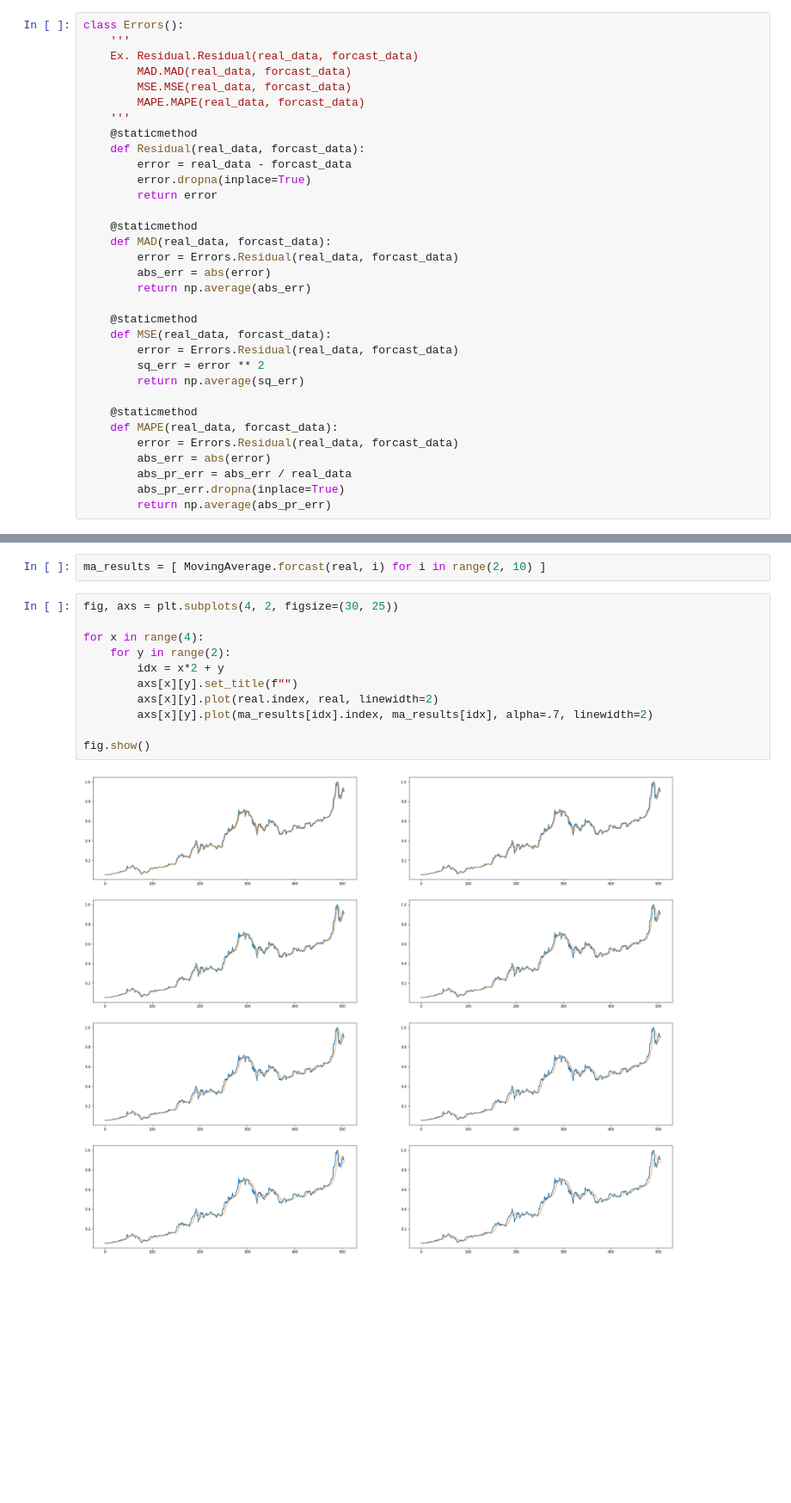
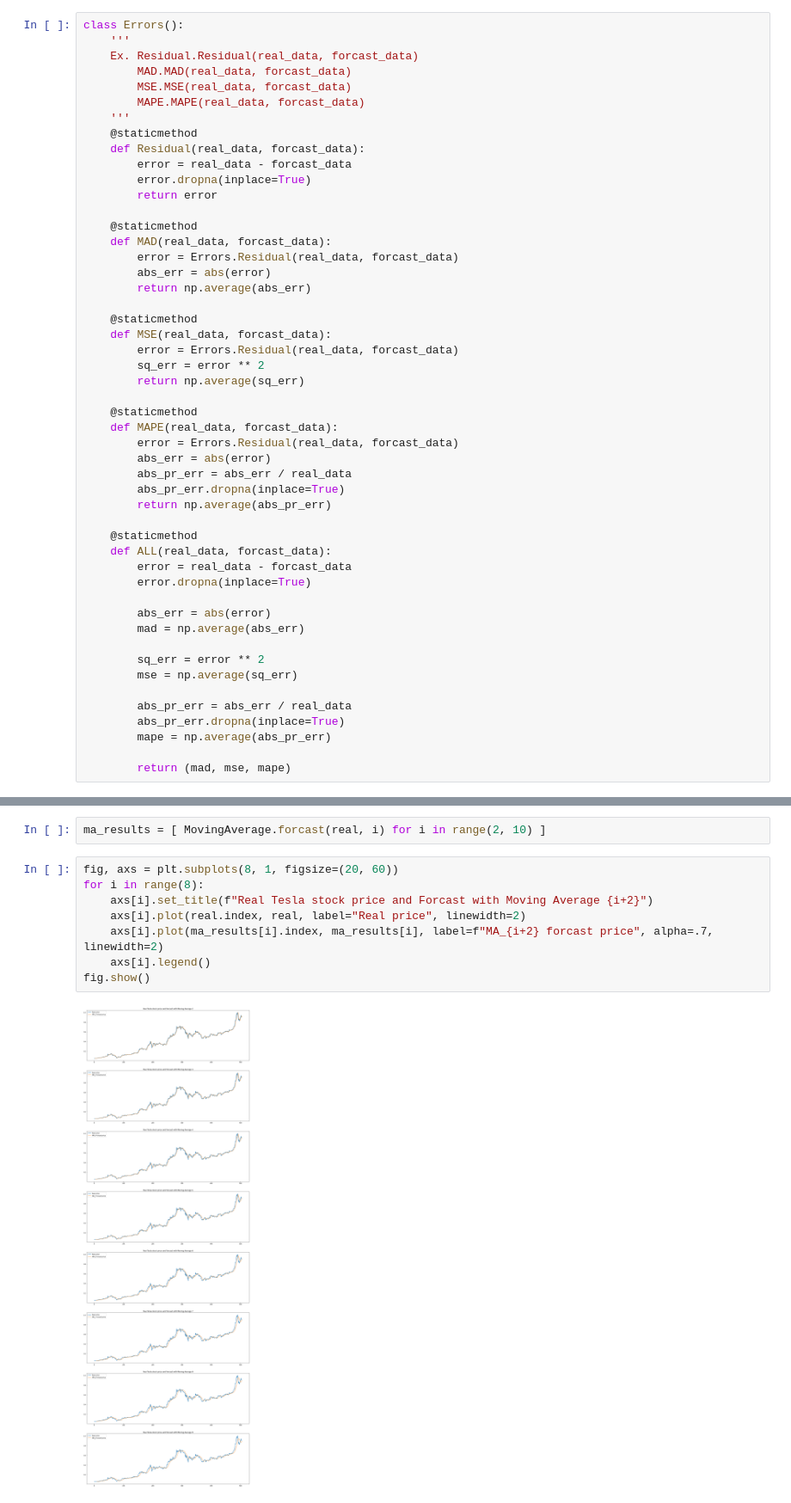
Before and after one commit to jafetimbre/verbose-projects, a Jupyter notebook: statistics/stock-price-pred/stock.ipynb, the cells around one changed output, grey strips where cells are left out. Shown at 86% size. Saved outputs shown, nothing was run; the diff lists cells and outputs as text; blank space fills up the shorter version.

```diff
--- a/statistics/stock-price-pred/stock.ipynb
+++ b/statistics/stock-price-pred/stock.ipynb
@@ -78,3 +78,20 @@ class Errors():
         abs_pr_err = abs_err / real_data
         abs_pr_err.dropna(inplace=True)
         return np.average(abs_pr_err)
+
+    @staticmethod
+    def ALL(real_data, forcast_data):
+        error = real_data - forcast_data
+        error.dropna(inplace=True)
+
+        abs_err = abs(error)
+        mad = np.average(abs_err)
+
+        sq_err = error ** 2
+        mse = np.average(sq_err)
+
+        abs_pr_err = abs_err / real_data
+        abs_pr_err.dropna(inplace=True)
+        mape = np.average(abs_pr_err)
+
+        return (mad, mse, mape)
@@ -81,15 +125,12 @@ class Errors():
 # %%
 ma_results = [ MovingAverage.forcast(real, i) for i in range(2, 10) ]
 # %%
-fig, axs = plt.subplots(4, 2, figsize=(30, 25))
-
-for x in range(4):
-    for y in range(2):
-        idx = x*2 + y
-        axs[x][y].set_title(f"")
-        axs[x][y].plot(real.index, real, linewidth=2)
-        axs[x][y].plot(ma_results[idx].index, ma_results[idx], alpha=.7, linewidth=2)
-
+fig, axs = plt.subplots(8, 1, figsize=(20, 60))
+for i in range(8):
+    axs[i].set_title(f"Real Tesla stock price and Forcast with Moving Average {i+2}")
+    axs[i].plot(real.index, real, label="Real price", linewidth=2)
+    axs[i].plot(ma_results[i].index, ma_results[i], label=f"MA_{i+2} forcast price", alpha=.7, linewidth=2)
+    axs[i].legend()
 fig.show()
 # %% [output]
-[figure, old version]
+[figure, new version]
```
Also changed, not shown: parts of 21 cells of this notebook.
